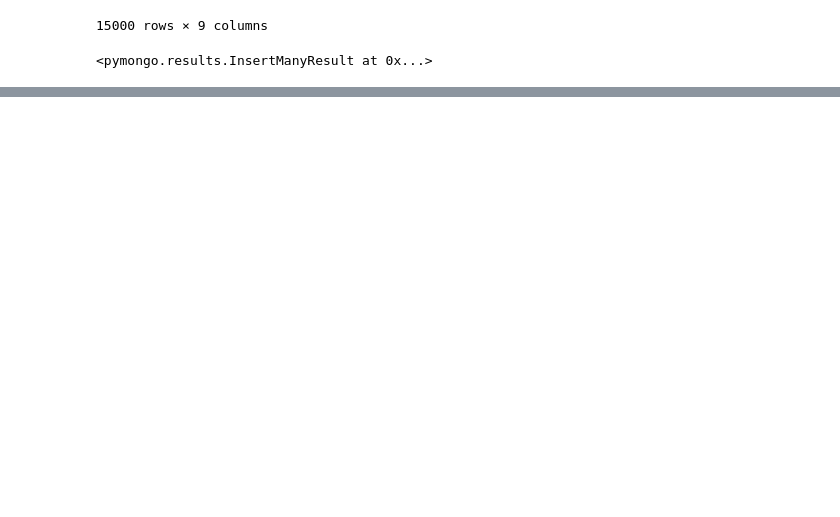
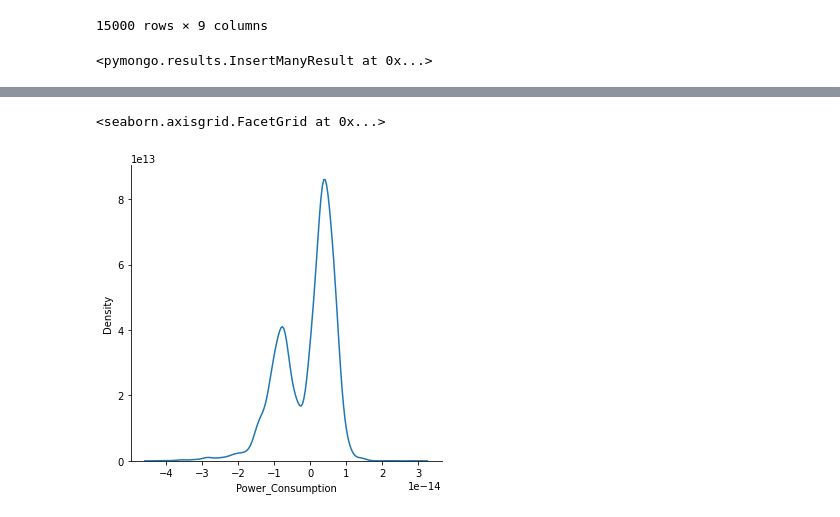
Before and after one commit to wiznikvibe/mlpractical, a Jupyter notebook: EDA_FE.ipynb, the cells around one changed output, grey strips where cells are left out. Cells and saved outputs as stored; diff of their text form; code cells hidden in the pictures; blank space fills up the shorter version.

```diff
--- a/EDA_FE.ipynb
+++ b/EDA_FE.ipynb
@@ -109,0 +154,6 @@ print(score)
+# %%
+residuals = y_test - linreg_pred
+sns.displot(residuals, kind='kde')
+# %% [output]
+<seaborn.axisgrid.FacetGrid at 0x...>
+[figure, added]
```
Also changed, not shown: parts of 46 cells of this notebook, 1 other file.
